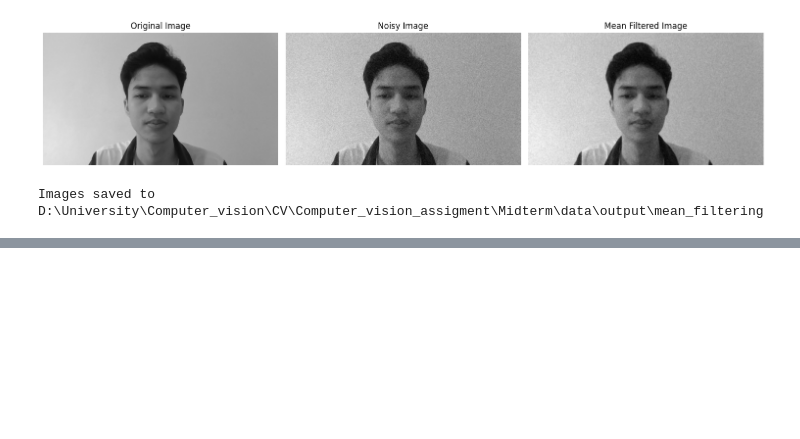
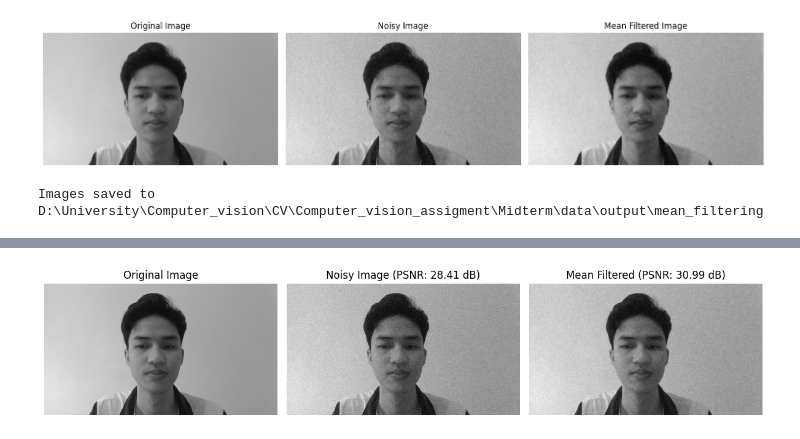
Before and after one commit to DaniGDSC/CV, a Jupyter notebook: Midterm/notebooks/part_a_filtering.ipynb, the cells around one changed output, grey strips where cells are left out. Drawn from its saved outputs; the diff is of its cells as text; code cells hidden in the pictures; blank space fills up the shorter version.

```diff
--- a/Midterm/notebooks/part_a_filtering.ipynb
+++ b/Midterm/notebooks/part_a_filtering.ipynb
@@ -126,0 +129,88 @@ Images saved to D:\University\Computer_vision\CV\Computer_vision_assigment\Midte
+# %%
+import cv2
+import numpy as np
+import matplotlib.pyplot as plt
+from pathlib import Path
+
+# Constants
+DEFAULT_KERNEL_SIZE = 3
+GAUSSIAN_NOISE_MEAN = 0
+GAUSSIAN_NOISE_SIGMA = 25
+MAX_PIXEL_VALUE = 255.0
+OUTPUT_IMAGE_PATH = "mean_filtering_results.png"
+
+def load_grayscale_image(image_path: str) -> np.ndarray:
+    """Load an image in grayscale, raising an error if loading fails."""
+    image = cv2.imread(image_path, cv2.IMREAD_GRAYSCALE)
+    if image is None:
+        raise FileNotFoundError(f"Failed to load image at {image_path}")
+    return image
+
+def add_gaussian_noise(image: np.ndarray, mean: float = GAUSSIAN_NOISE_MEAN,
+                      sigma: float = GAUSSIAN_NOISE_SIGMA) -> np.ndarray:
+    """Add Gaussian noise to an image and clip to valid pixel range."""
+    noise = np.random.normal(mean, sigma, image.shape).astype(np.float32)
+    noisy_image = image + noise
+    return np.clip(noisy_image, 0, MAX_PIXEL_VALUE).astype(np.uint8)
+
+def apply_mean_filter(image: np.ndarray, kernel_size: int = DEFAULT_KERNEL_SIZE) -> np.ndarray:
+    """Apply a Mean filter to smooth the image."""
+    return cv2.blur(image, (kernel_size, kernel_size))
+
+def compute_psnr(original: np.ndarray, processed: np.ndarray) -> float:
+    """Calculate PSNR between original and processed images."""
+    mse = np.mean((original - processed) ** 2)
+    if mse == 0:
+        return float('inf')
+    return 20 * np.log10(MAX_PIXEL_VALUE / np.sqrt(mse))
+
+def display_and_save_results(images: list, titles: list, output_path: str) -> None:
+    """Display images side-by-side and save to file."""
+    plt.figure(figsize=(12, 4))
+    for idx, (image, title) in enumerate(zip(images, titles), 1):
+        plt.subplot(1, 3, idx)
+        plt.imshow(image, cmap='gray')
+        plt.title(title)
+        plt.axis('off')
+    plt.tight_layout()
+    plt.savefig(output_path)
+    plt.close()
+
+def process_image(image_path: str) -> None:
+    """Process the image through the Mean filtering pipeline."""
+    # Load image
+    original = load_grayscale_image(image_path)
+
+    # Apply transformations
+    noisy = add_gaussian_noise(original)
+    mean_filtered = apply_mean_filter(noisy)
+
+    # Compute PSNR for evaluation
+    psnr_noisy = compute_psnr(original, noisy)
+    psnr_mean = compute_psnr(original, mean_filtered)
+
+    # Prepare visualization
+    images = [original, noisy, mean_filtered]
+    titles = [
+        "Original Image",
+        f"Noisy Image (PSNR: {psnr_noisy:.2f} dB)",
+        f"Mean Filtered (PSNR: {psnr_mean:.2f} dB)"
+    ]
+
+    # Save and display results
+    display_and_save_results(images, titles, OUTPUT_IMAGE_PATH)
+    print(f"Results saved to {OUTPUT_IMAGE_PATH}")
+
+def main():
+    """Entry point for the Mean filtering program."""
+    image_path = "D:\University\Computer_vision\CV\Computer_vision_assigment\Midterm\data\input\1.jpg"
+    try:
+        process_image(image_path)
+    except FileNotFoundError as e:
+        print(f"Error: {e}")
+    except Exception as e:
+        print(f"Unexpected error: {e}")
+
+if __name__ == "__main__":
+    main()
+# %% [output]
@@ -126,0 +218 @@ Images saved to D:\University\Computer_vision\CV\Computer_vision_assigment\Midte
+[figure, added]
```
Also changed, not shown: parts of 2 cells of this notebook, 7 other files.
